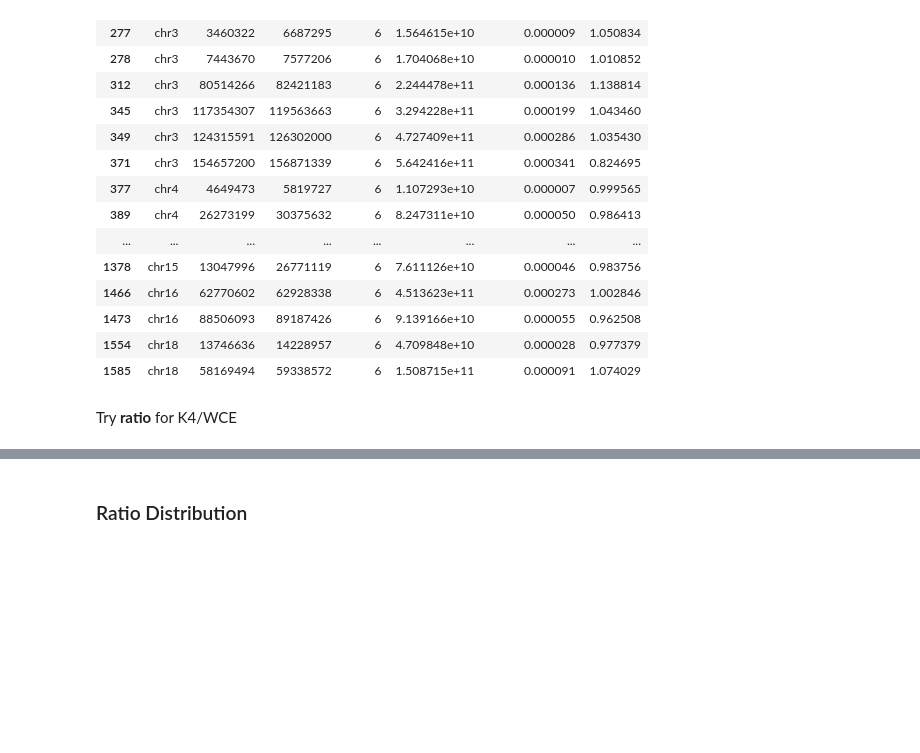
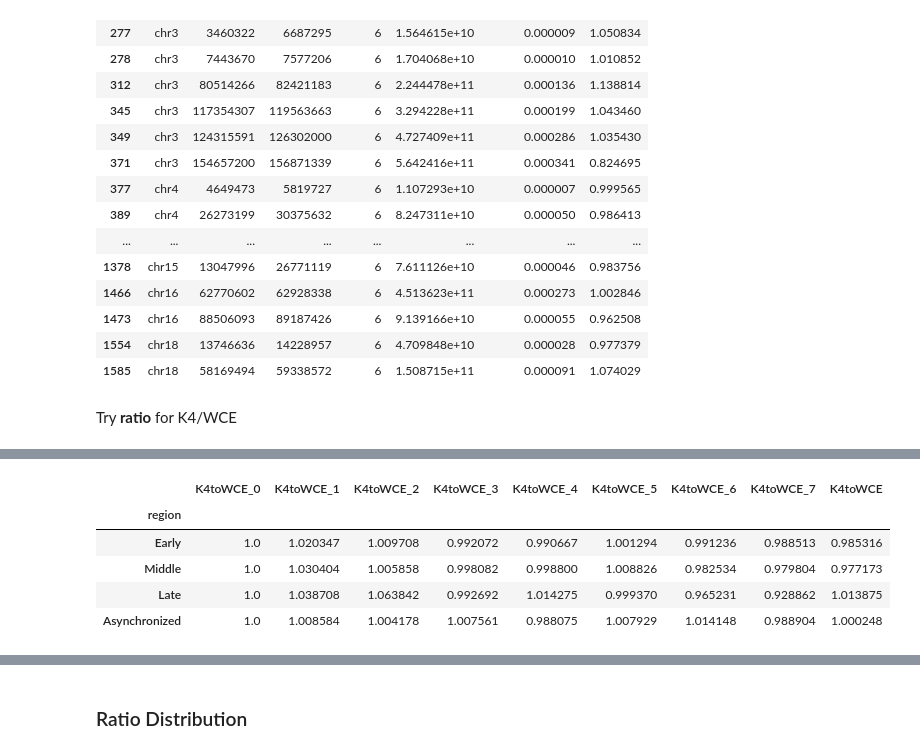
Before and after one commit to ame9yu/cell-cycle-chromatin, a Jupyter notebook: dna-replication-sandbox/HistoneModification_Analysis.ipynb, the cells around one changed output, grey strips where cells are left out. Drawn from its saved outputs; the diff is of its cells as text; code cells hidden in the pictures; blank space fills up the shorter version.

```diff
--- a/dna-replication-sandbox/HistoneModification_Analysis.ipynb
+++ b/dna-replication-sandbox/HistoneModification_Analysis.ipynb
@@ -210,5 +191,13 @@ real_combine
 # %%
 mean = real_combine.groupby(['region']).mean()
 # del mean['chrom']
 mean = mean.reindex(['Early', 'Middle', 'Late', 'Asynchronized'])
+mean
+# %% [output]
+|  | K4toWCE_0 | K4toWCE_1 | K4toWCE_2 | K4toWCE_3 | K4toWCE_4 | K4toWCE_5 | K4toWCE_6 | K4toWCE_7 | K4toWCE |
+| region |  |  |  |  |  |  |  |  |  |
+| Early | 1.0 | 1.020347 | 1.009708 | 0.992072 | 0.990667 | 1.001294 | 0.991236 | 0.988513 | 0.985316 |
+| Middle | 1.0 | 1.030404 | 1.005858 | 0.998082 | 0.998800 | 1.008826 | 0.982534 | 0.979804 | 0.977173 |
+| Late | 1.0 | 1.038708 | 1.063842 | 0.992692 | 1.014275 | 0.999370 | 0.965231 | 0.928862 | 1.013875 |
+| Asynchronized | 1.0 | 1.008584 | 1.004178 | 1.007561 | 0.988075 | 1.007929 | 1.014148 | 0.988904 | 1.000248 |
 # %%
```
Also changed, not shown: parts of 8 cells of this notebook, 2 other files.
